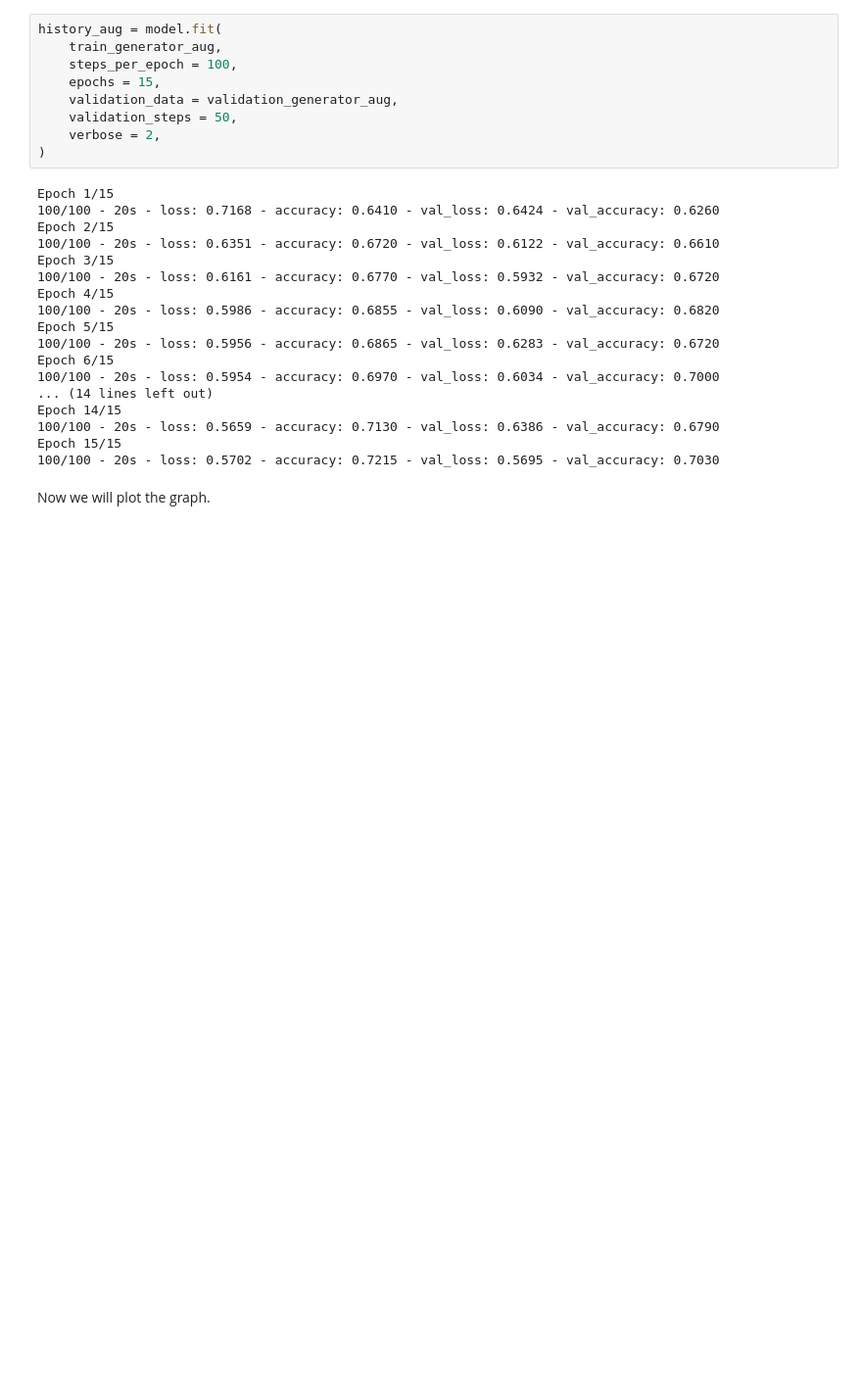
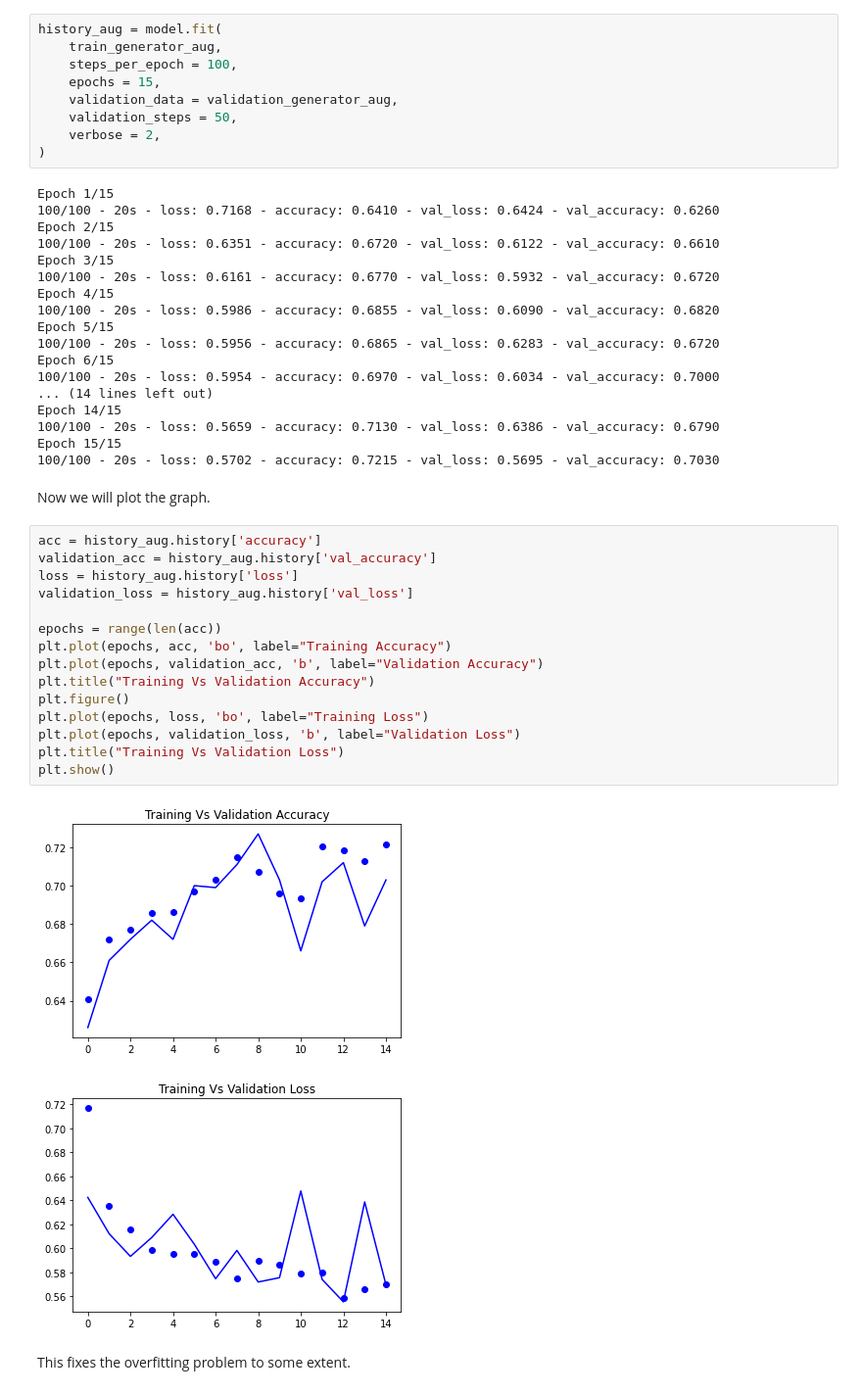
Before and after one commit to shash3061/Cats_Vs_Dogs, a Jupyter notebook: Cats_Vs_Dogs.ipynb, the cells around one changed output. Shown at 98% size. Drawn from its saved outputs; the diff is of its cells as text; blank space fills up the shorter version.

```diff
--- a/Cats_Vs_Dogs.ipynb
+++ b/Cats_Vs_Dogs.ipynb
@@ -254,3 +254,23 @@ Epoch 15/15
 100/100 - 20s - loss: 0.5702 - accuracy: 0.7215 - val_loss: 0.5695 - val_accuracy: 0.7030
 # %% [markdown]
 Now we will plot the graph.
+# %%
+acc = history_aug.history['accuracy']
+validation_acc = history_aug.history['val_accuracy']
+loss = history_aug.history['loss']
+validation_loss = history_aug.history['val_loss']
+
+epochs = range(len(acc))
+plt.plot(epochs, acc, 'bo', label="Training Accuracy")
+plt.plot(epochs, validation_acc, 'b', label="Validation Accuracy")
+plt.title("Training Vs Validation Accuracy")
+plt.figure()
+plt.plot(epochs, loss, 'bo', label="Training Loss")
+plt.plot(epochs, validation_loss, 'b', label="Validation Loss")
+plt.title("Training Vs Validation Loss")
+plt.show()
+# %% [output]
+[figure, added]
+[figure, added]
+# %% [markdown]
+This fixes the overfitting problem to some extent.
```
